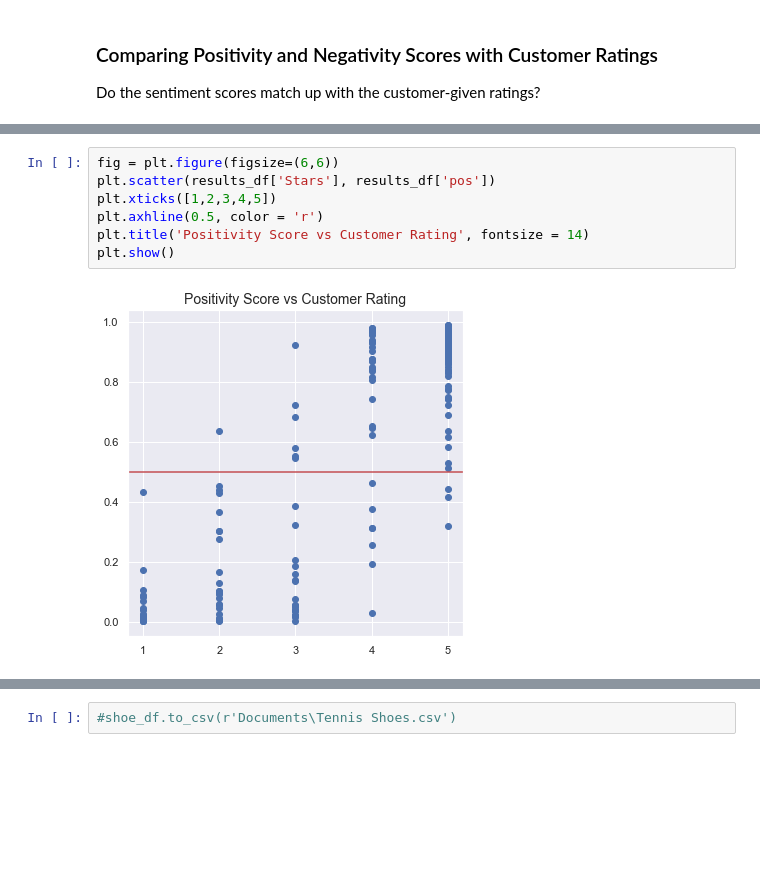
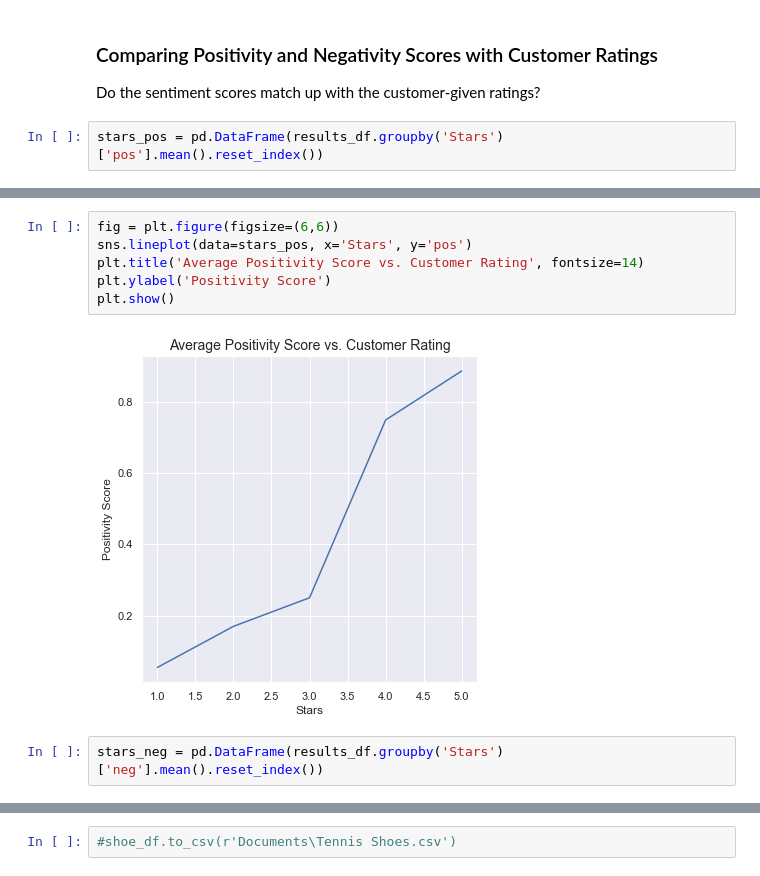
Before and after one commit to rahprabhu/Tennis_Shoe_Senitment_Analysis, a Jupyter notebook: Tennis Shoes - EDA and NLP.ipynb, the cells around one changed output, grey strips where cells are left out. Drawn from its saved outputs; the diff is of its cells as text; blank space fills up the shorter version.

```diff
--- a/Tennis Shoes - EDA and NLP.ipynb
+++ b/Tennis Shoes - EDA and NLP.ipynb
@@ -617,3 +617,5 @@ plt.show()
 # %% [markdown]
 ### Comparing Positivity and Negativity Scores with Customer Ratings
 Do the sentiment scores match up with the customer-given ratings?
+# %%
+stars_pos = pd.DataFrame(results_df.groupby('Stars')['pos'].mean().reset_index())
@@ -620,11 +629,12 @@ Do the sentiment scores match up with the customer-given ratings?
 # %%
 fig = plt.figure(figsize=(6,6))
-plt.scatter(results_df['Stars'], results_df['pos'])
-plt.xticks([1,2,3,4,5])
-plt.axhline(0.5, color = 'r')
-plt.title('Positivity Score vs Customer Rating', fontsize = 14)
+sns.lineplot(data=stars_pos, x='Stars', y='pos')
+plt.title('Average Positivity Score vs. Customer Rating', fontsize=14)
+plt.ylabel('Positivity Score')
 plt.show()
 # %% [output]
-[figure, old version]
+[figure, new version]
+# %%
+stars_neg = pd.DataFrame(results_df.groupby('Stars')['neg'].mean().reset_index())
 # %%
 fig = plt.figure(figsize=(6,6))
```
Also changed, not shown: parts of 3 cells of this notebook.
